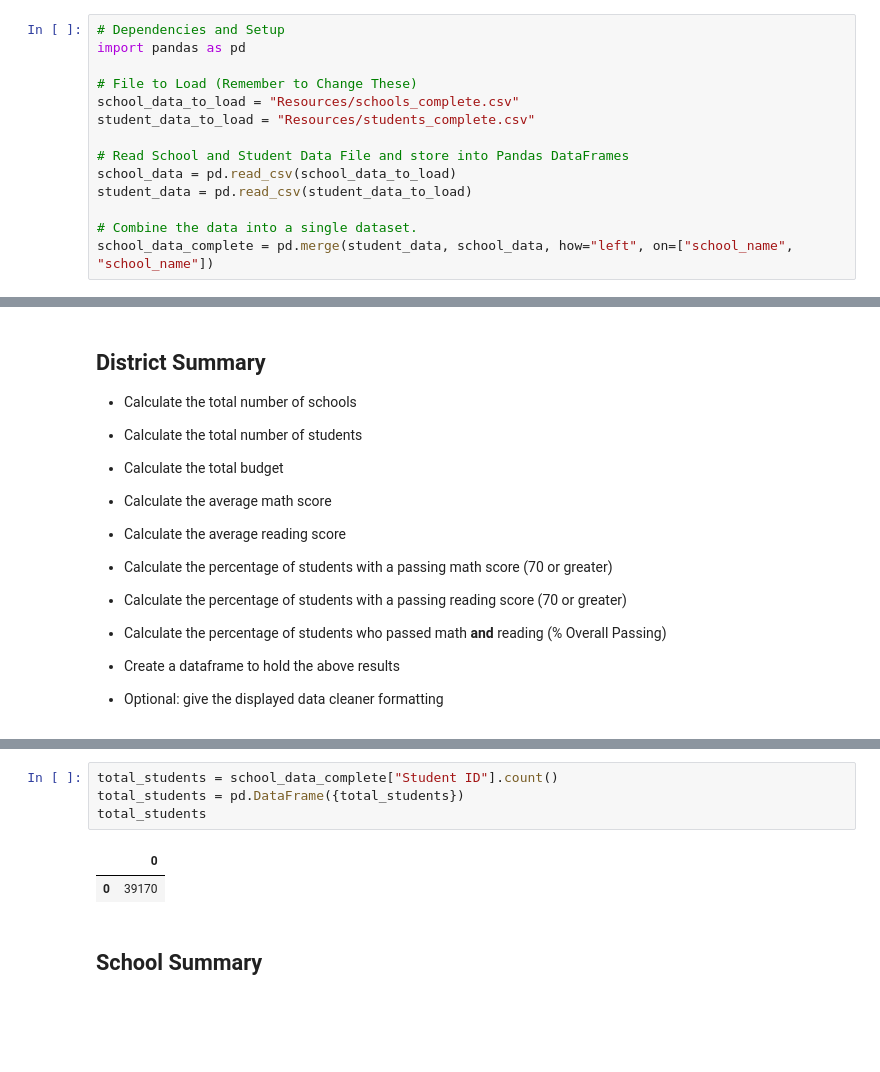
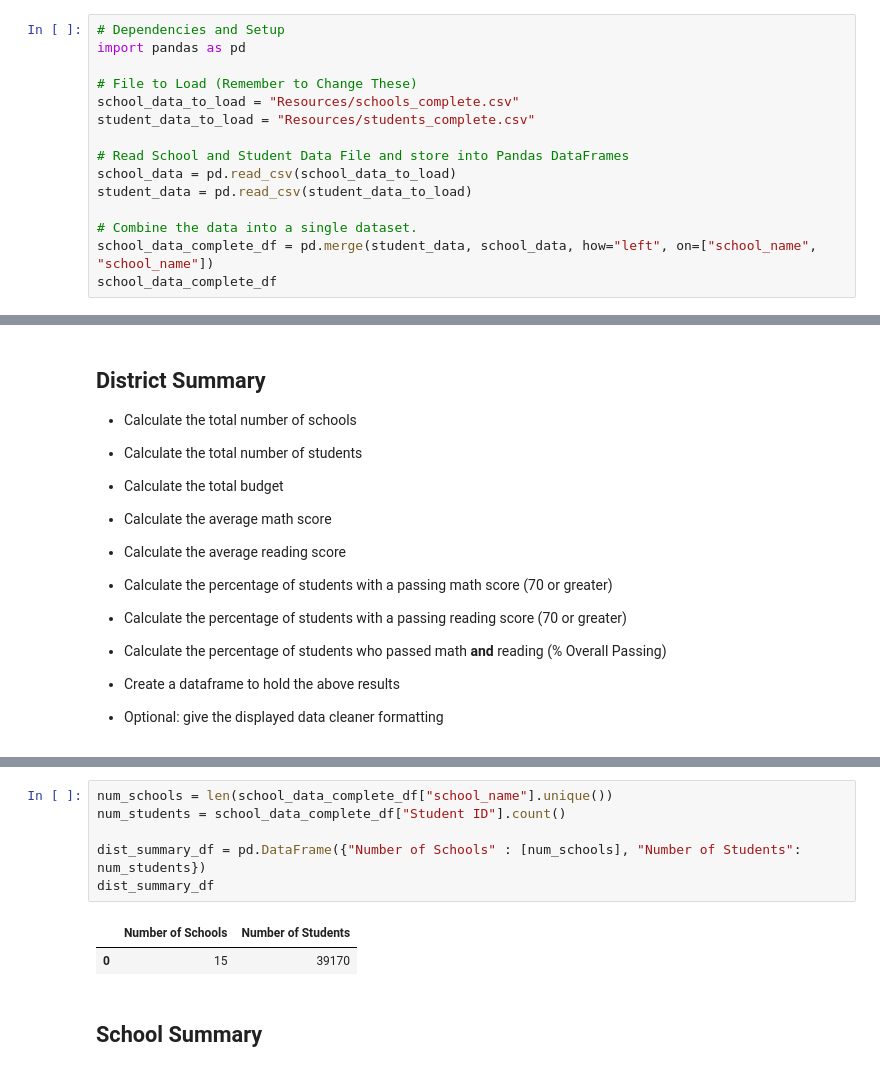
Before and after one commit to CCom20/pandas-challenge, a Jupyter notebook: pycityschools/PyCitySchools_starter.ipynb, the cells around one changed output, grey strips where cells are left out. Cells and saved outputs as stored; diff of their text form; blank space fills up the shorter version.

Commit message:
Got rid of previous work. Starting over with more simplified approach to creating a dataframe.

```diff
--- a/pycityschools/PyCitySchools_starter.ipynb
+++ b/pycityschools/PyCitySchools_starter.ipynb
@@ -14,4 +14,5 @@ school_data = pd.read_csv(school_data_to_load)
 student_data = pd.read_csv(student_data_to_load)
 
 # Combine the data into a single dataset.
-school_data_complete = pd.merge(student_data, school_data, how="left", on=["school_name", "school_name"])
+school_data_complete_df = pd.merge(student_data, school_data, how="left", on=["school_name", "school_name"])
+school_data_complete_df
@@ -56,10 +55,12 @@ school_data_complete
-# %%
-total_students = school_data_complete["Student ID"].count()
-total_students = pd.DataFrame({total_students})
-total_students
-# %% [output]
-|  | 0 |
-| 0 | 39170 |
+# %%
+num_schools = len(school_data_complete_df["school_name"].unique())
+num_students = school_data_complete_df["Student ID"].count()
+
+dist_summary_df = pd.DataFrame({"Number of Schools" : [num_schools], "Number of Students": num_students})
+dist_summary_df
+# %% [output]
+|  | Number of Schools | Number of Students |
+| 0 | 15 | 39170 |
 # %% [markdown]
 ## School Summary
 # %% [markdown]
```
Also changed, not shown: parts of 2 cells of this notebook.
